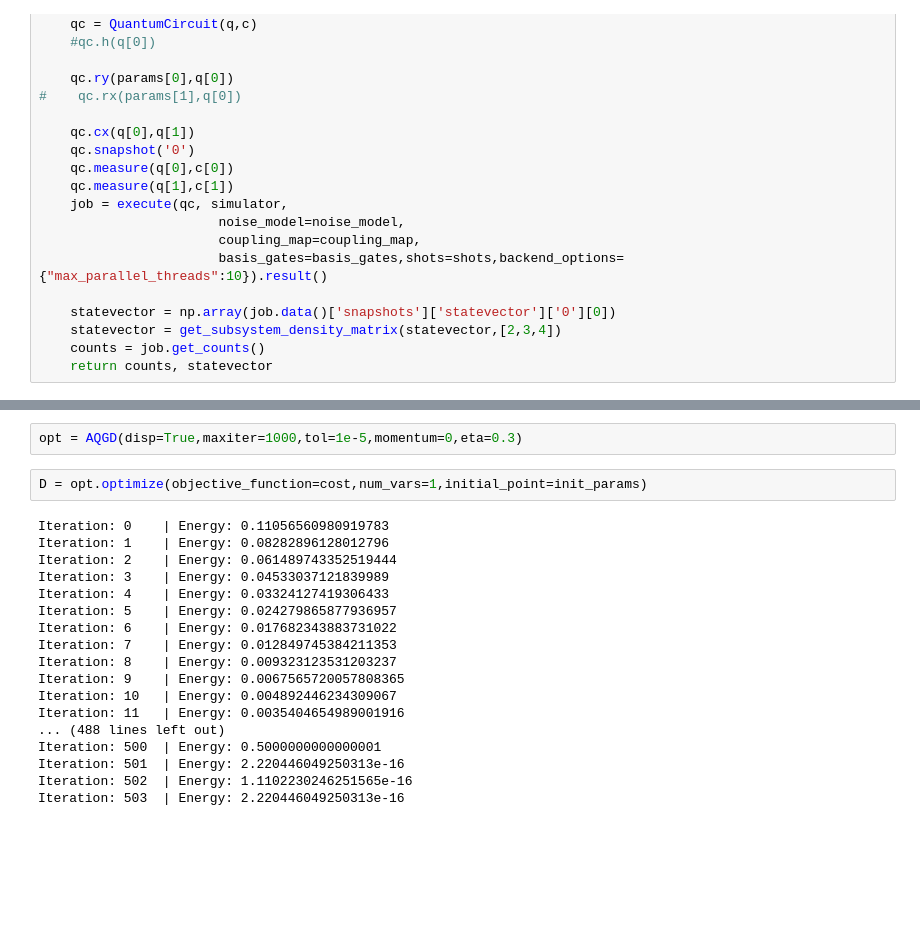
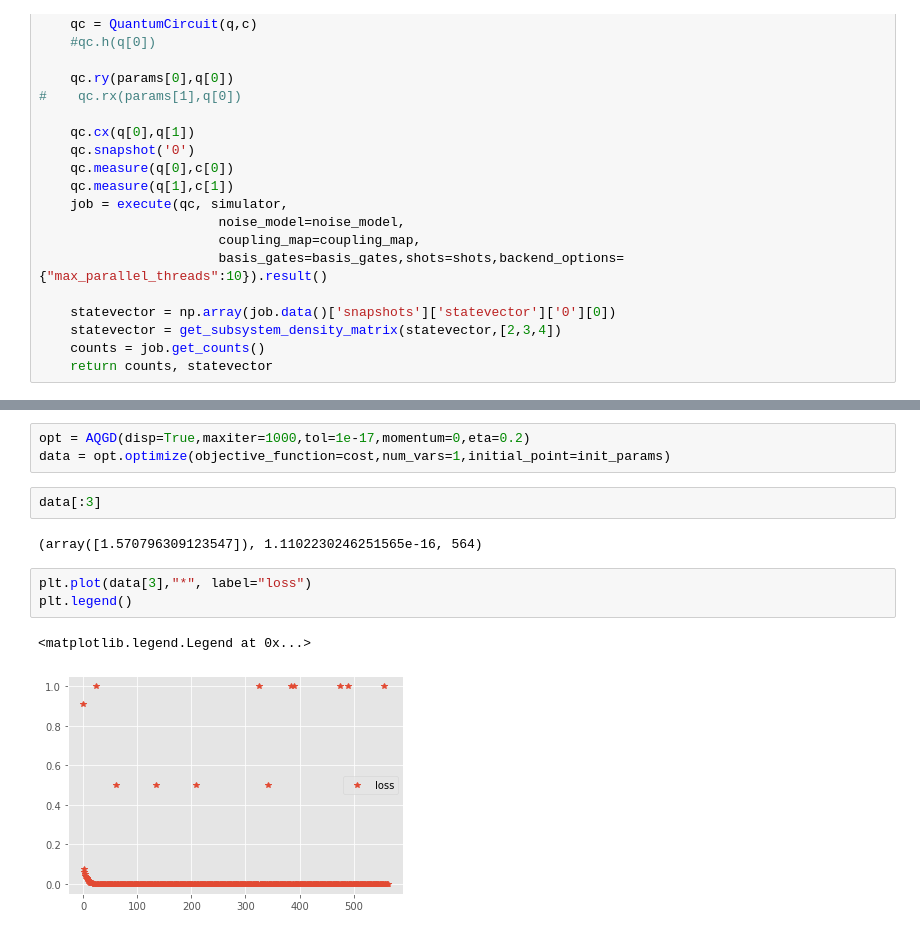
Before and after one commit to kareem1925/Ismailia-school-of-AI, a Jupyter notebook: machine learning for classifying quantum states/Qiskit code for learning Q states.ipynb, the cells around one changed output, grey strips where cells are left out. Drawn from its saved outputs; the diff is of its cells as text; blank space fills up the shorter version.

```diff
--- a/machine learning for classifying quantum states/Qiskit code for learning Q states.ipynb
+++ b/machine learning for classifying quantum states/Qiskit code for learning Q states.ipynb
@@ -155,22 +177,13 @@ print(cost(init_params))
 # %%
-opt = AQGD(disp=True,maxiter=1000,tol=1e-5,momentum=0,eta=0.3)
+opt = AQGD(disp=True,maxiter=1000,tol=1e-17,momentum=0,eta=0.2)
+data = opt.optimize(objective_function=cost,num_vars=1,initial_point=init_params)
-# %%
-D = opt.optimize(objective_function=cost,num_vars=1,initial_point=init_params)
-# %% [output]
-Iteration: 0    | Energy: 0.11056560980919783
-Iteration: 1    | Energy: 0.08282896128012796
-Iteration: 2    | Energy: 0.061489743352519444
-Iteration: 3    | Energy: 0.04533037121839989
-Iteration: 4    | Energy: 0.03324127419306433
-Iteration: 5    | Energy: 0.024279865877936957
-Iteration: 6    | Energy: 0.017682343883731022
-Iteration: 7    | Energy: 0.012849745384211353
-Iteration: 8    | Energy: 0.009323123531203237
-Iteration: 9    | Energy: 0.0067565720057808365
-Iteration: 10   | Energy: 0.004892446234309067
-Iteration: 11   | Energy: 0.0035404654989001916
-... (488 lines left out)
-Iteration: 500  | Energy: 0.5000000000000001
-Iteration: 501  | Energy: 2.220446049250313e-16
-Iteration: 502  | Energy: 1.1102230246251565e-16
-Iteration: 503  | Energy: 2.220446049250313e-16
+# %%
+data[:3]
+# %% [output]
+(array([1.570796309123547]), 1.1102230246251565e-16, 564)
+# %%
+plt.plot(data[3],"*", label="loss")
+plt.legend()
+# %% [output]
+<matplotlib.legend.Legend at 0x...>
+[figure, added]
```
Also changed, not shown: parts of 19 cells of this notebook.
